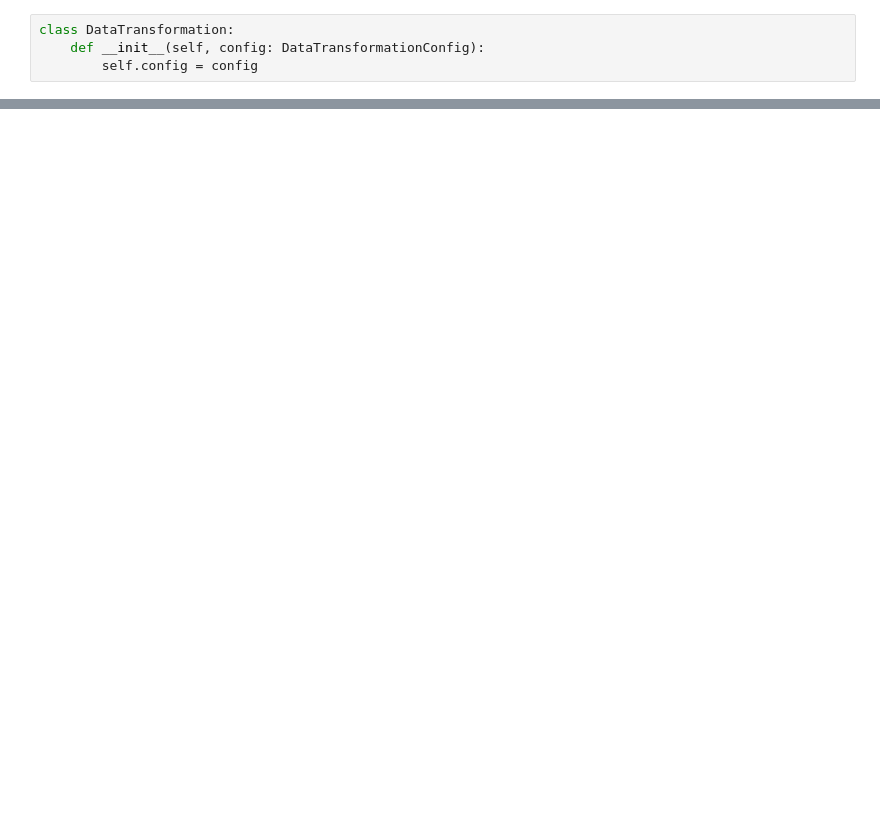
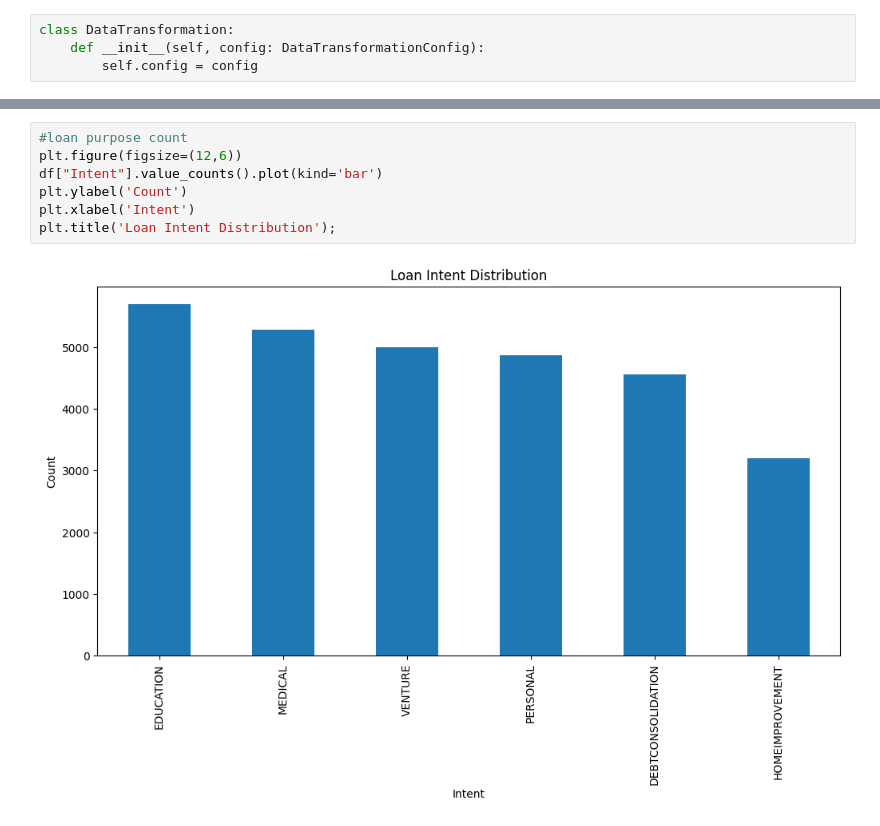
Before and after one commit to richardmukechiwa/Loan-Amount-Prediction, a Jupyter notebook: research/03_data_transformation.ipynb, the cells around one changed output, grey strips where cells are left out. Saved outputs shown, nothing was run; the diff lists cells and outputs as text; blank space fills up the shorter version.

```diff
--- a/research/03_data_transformation.ipynb
+++ b/research/03_data_transformation.ipynb
@@ -66,0 +201,9 @@ FileNotFoundError: [Errno 2] No such file or directory: 'data_ingestion/credit_r
+# %%
+#loan purpose count
+plt.figure(figsize=(12,6))
+df["Intent"].value_counts().plot(kind='bar')
+plt.ylabel('Count')
+plt.xlabel('Intent')
+plt.title('Loan Intent Distribution');
+# %% [output]
+[figure, added]
```
Also changed, not shown: parts of 33 cells of this notebook, 7 other files.
